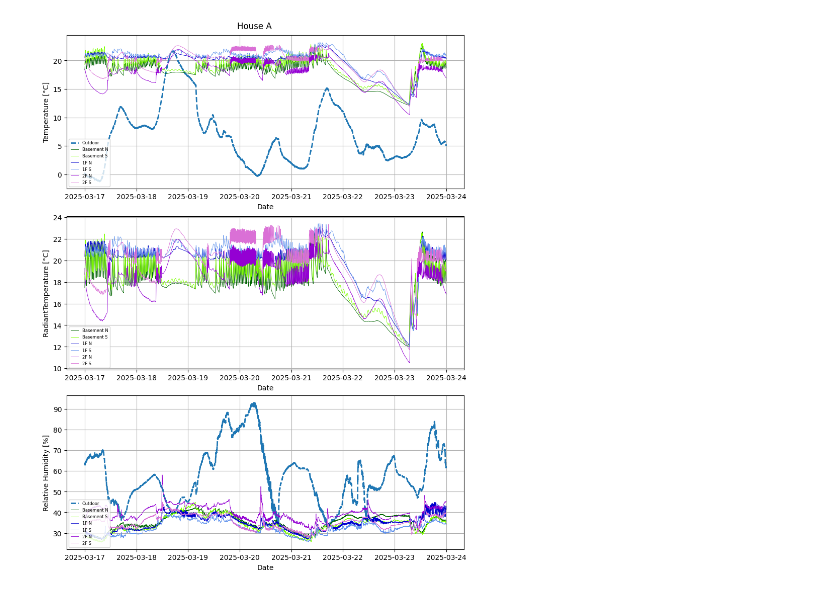
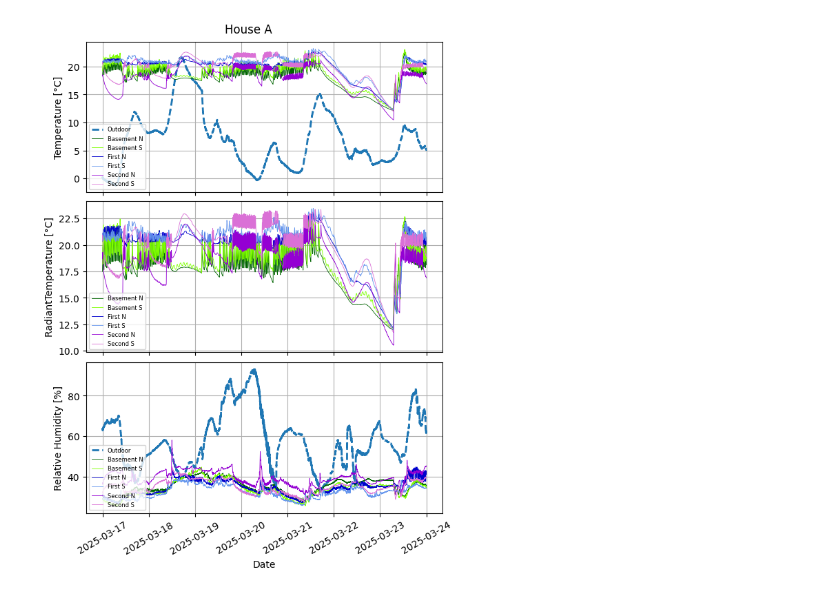
Before and after one commit to amitche8/IIT-PhD, a Jupyter notebook: Field Study/graphs.ipynb, the cells around one changed output. Cells and saved outputs as stored; diff of their text form; code cells hidden in the pictures.

Commit message:
updates to graphs and ratio calculations

```diff
--- a/Field Study/graphs.ipynb
+++ b/Field Study/graphs.ipynb
@@ -30,46 +62,49 @@ a_2_s_rh = df['A_2_S_RH  [%]']
 a_3_n_rh = df['A_3_N_RH  [%]']
 a_3_s_rh = df['A_3_S_RH  [%]']
 
-fig, axs = plt.subplots(3, 1, layout='constrained', figsize=(8.5,11))
+fig, axs = plt.subplots(3, 1, layout='constrained', figsize=(6,8))
 axs[0].plot(t, a_o_t, linewidth=2, linestyle='dashed', label='Outdoor')
 axs[0].plot(t, a_1_n_t, linewidth=0.6, color = 'darkgreen', label='Basement N')
 axs[0].plot(t, a_1_s_t, linewidth=0.6, color= 'chartreuse', label='Basement S')
-axs[0].plot(t, a_2_n_t, linewidth=0.6, color= 'mediumblue', label='1F N')
-axs[0].plot(t, a_2_s_t, linewidth=0.6, color= 'cornflowerblue', label='1F S')
-axs[0].plot(t, a_3_n_t, linewidth=0.6, color= 'darkviolet', label='2F N')
-axs[0].plot(t, a_3_s_t, linewidth=0.6, color= 'orchid', label='2F S')
+axs[0].plot(t, a_2_n_t, linewidth=0.6, color= 'mediumblue', label='First N')
+axs[0].plot(t, a_2_s_t, linewidth=0.6, color= 'cornflowerblue', label='First S')
+axs[0].plot(t, a_3_n_t, linewidth=0.6, color= 'darkviolet', label='Second N')
+axs[0].plot(t, a_3_s_t, linewidth=0.6, color= 'orchid', label='Second S')
 
 axs[1].plot(t, a_1_n_mrt, linewidth=0.6, color = 'darkgreen', label='Basement N')
 axs[1].plot(t, a_1_s_mrt, linewidth=0.6, color= 'chartreuse', label='Basement S')
-axs[1].plot(t, a_2_n_mrt, linewidth=0.6, color= 'mediumblue', label='1F N')
-axs[1].plot(t, a_2_s_mrt, linewidth=0.6, color= 'cornflowerblue', label='1F S')
-axs[1].plot(t, a_3_n_mrt, linewidth=0.6, color= 'darkviolet', label='2F N')
-axs[1].plot(t, a_3_s_mrt, linewidth=0.6, color= 'orchid', label='2F S')
+axs[1].plot(t, a_2_n_mrt, linewidth=0.6, color= 'mediumblue', label='First N')
+axs[1].plot(t, a_2_s_mrt, linewidth=0.6, color= 'cornflowerblue', label='First S')
+axs[1].plot(t, a_3_n_mrt, linewidth=0.6, color= 'darkviolet', label='Second N')
+axs[1].plot(t, a_3_s_mrt, linewidth=0.6, color= 'orchid', label='Second S')
 
 axs[2].plot(t, a_o_rh, linewidth=2, linestyle='dashed', label='Outdoor')
 axs[2].plot(t, a_1_n_rh, linewidth=0.6, color = 'darkgreen', label='Basement N')
 axs[2].plot(t, a_1_s_rh, linewidth=0.6, color= 'chartreuse', label='Basement S')
-axs[2].plot(t, a_2_n_rh, linewidth=0.6, color= 'mediumblue', label='1F N')
-axs[2].plot(t, a_2_s_rh, linewidth=0.6, color= 'cornflowerblue', label='1F S')
-axs[2].plot(t, a_3_n_rh, linewidth=0.6, color= 'darkviolet', label='2F N')
-axs[2].plot(t, a_3_s_rh, linewidth=0.6, color= 'orchid', label='2F S')
+axs[2].plot(t, a_2_n_rh, linewidth=0.6, color= 'mediumblue', label='First N')
+axs[2].plot(t, a_2_s_rh, linewidth=0.6, color= 'cornflowerblue', label='First S')
+axs[2].plot(t, a_3_n_rh, linewidth=0.6, color= 'darkviolet', label='Second N')
+axs[2].plot(t, a_3_s_rh, linewidth=0.6, color= 'orchid', label='Second S')
 
 # axs[0].set_xlim(0, 2)
-axs[0].set_xlabel('Date')
-axs[1].set_xlabel('Date')
+# axs[0].set_xlabel('Date')
+# axs[1].set_xlabel('Date')
 axs[2].set_xlabel('Date')
 axs[0].set_ylabel('Temperature [°C]')
 axs[1].set_ylabel('RadiantTemperature [°C]')
 axs[2].set_ylabel('Relative Humidity [%]')
 axs[0].grid(True)
 axs[1].grid(True)
 axs[2].grid(True)
 axs[0].legend(loc='lower left', fontsize=6)
 axs[1].legend(loc='lower left', fontsize=6)
 axs[2].legend(loc='lower left', fontsize=6)
+axs[0].tick_params(labelbottom=False)
+axs[1].tick_params(labelbottom=False)
 
 
+plt.setp(axs[2].xaxis.get_majorticklabels(), rotation=30)
 plt.suptitle('House A')
 plt.show()
 # %% [output]
-[figure, old version]
+[figure, new version]
```
Also changed, not shown: parts of 7 cells of this notebook, 2 other files.
